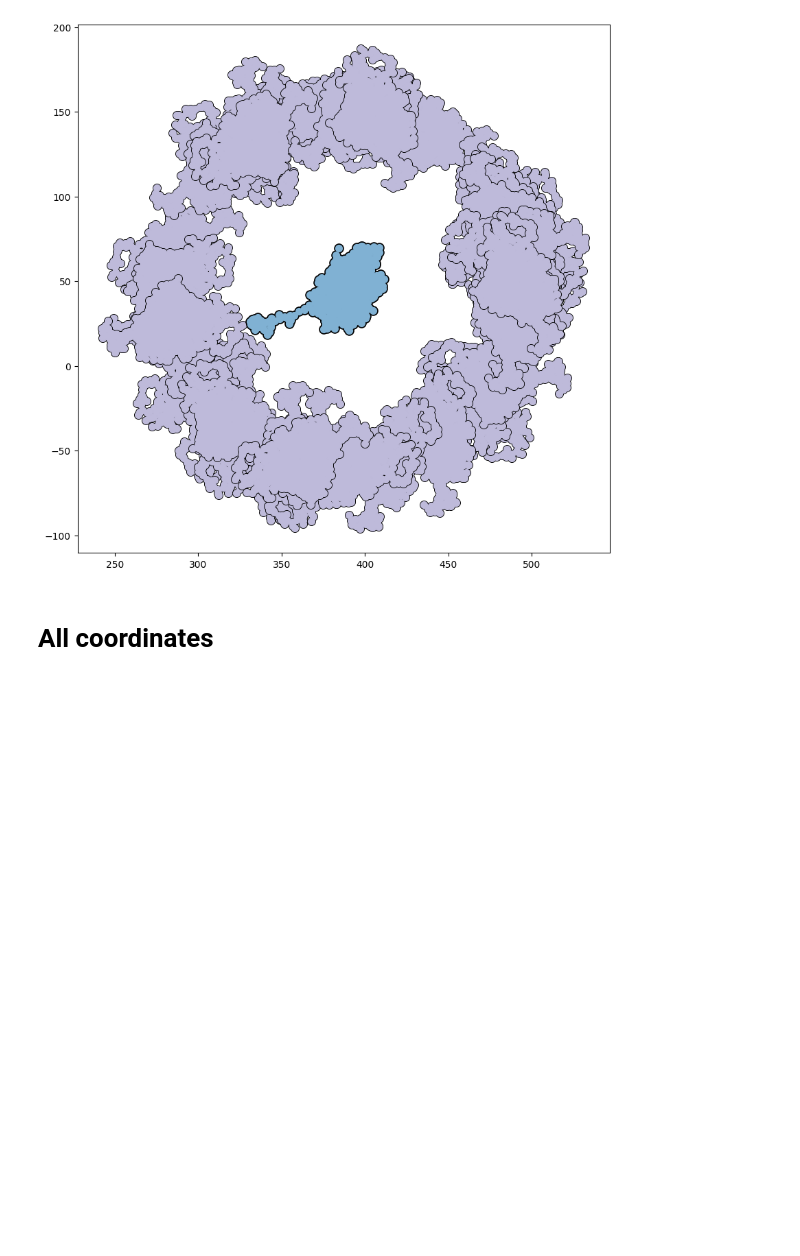
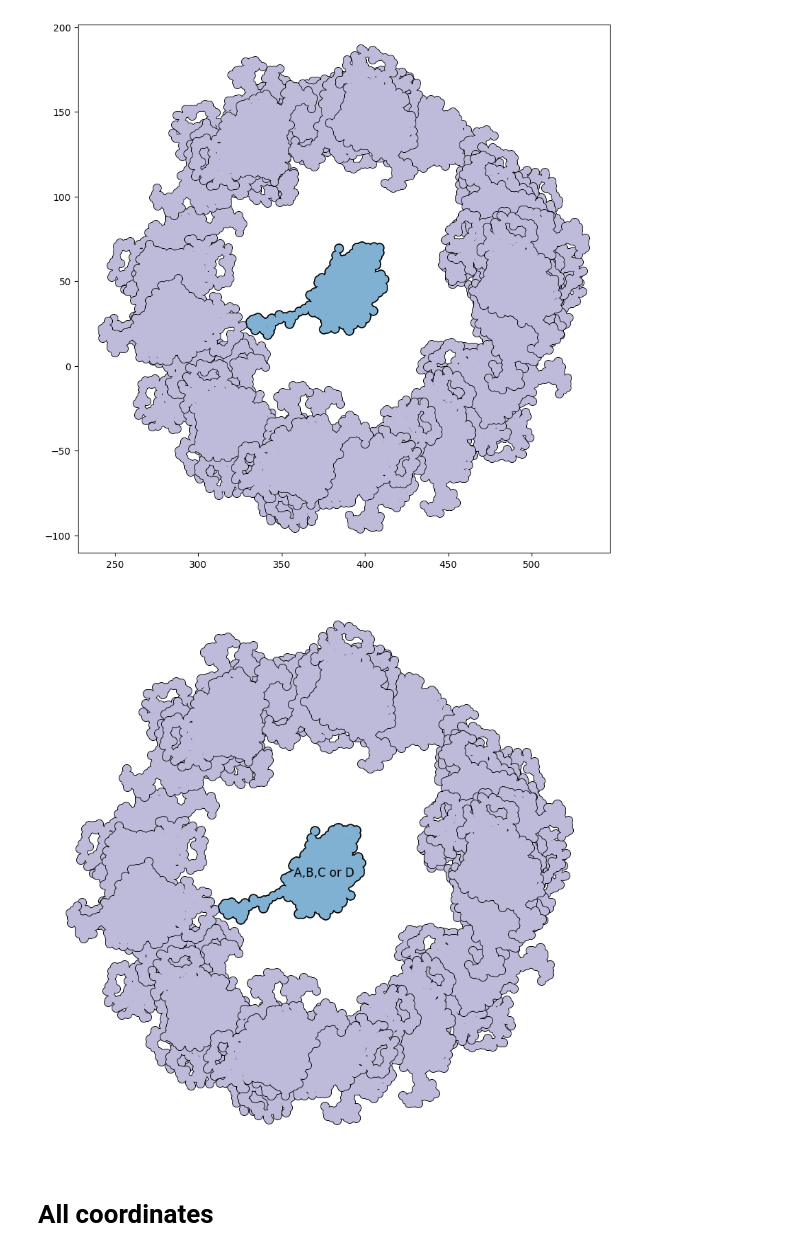
Before and after one commit to rubizarmiento/PsbS_Binding_Site, a Jupyter notebook: 5_psii/generate_inital_configurations.ipynb, the cells around one changed output. Drawn from its saved outputs; the diff is of its cells as text; code cells hidden in the pictures; blank space fills up the shorter version.

Commit message:
Separated dataset analysis

```diff
--- a/5_psii/generate_inital_configurations.ipynb
+++ b/5_psii/generate_inital_configurations.ipynb
@@ -96,6 +96,57 @@ ax.scatter(positions_chain[:, 0], positions_chain[:, 1], color=cmap(4), alpha=1,
 # %% [output]
 <matplotlib.collections.PathCollection at 0x...>
 [figure]
+# %%
+#Plot the coordinates
+fig, ax = plt.subplots(figsize=(10, 10))
+#ax.scatter(u0.atoms.positions[:, 0], u0.atoms.positions[:, 1], color='grey')
+
+#chains = ["4", "s", "r", "c"]
+chains = ["4"]
+cmap= plt.get_cmap("Set3")
+color0 = cmap(2)   # first color
+
+for i in range(len(chains)):
+    chain = chains[i]
+    for rot in range(1, rotations + 1):
+        for seed in seeds:
+            key = f"chain_{chain}_seed{seed}_{rot:04d}"
+            if key in dict_daft:
+
+                # Create a unique identifier for this configuration, exluce the first color
+
+                config_id = rot * len(seeds) + list(seeds).index(seed)
+                total_configs = rotations * len(seeds)
+
+                # Use a colormap to get colors
+                cmap = plt.colormaps['Set3']
+                config_color = cmap(config_id / total_configs)
+                positions = dict_daft[key].positions_psbs
+                ax.scatter(positions[:, 0], positions[:, 1], color='black', alpha=1,s=70)
+                ax.scatter(positions[:, 0], positions[:, 1], color=color0, alpha=1,s=50)
+                # Add label "A" at the center
+
+
+# Plot PsbS
+positions_chain = dict_daft[f"chain_{chains[0]}_seed{seeds[0]}_0001"].positions_chain
+ax.scatter(positions_chain[:, 0], positions_chain[:, 1], color='black', alpha=1, s=90, label='PsbS')
+ax.scatter(positions_chain[:, 0], positions_chain[:, 1], color=cmap(4), alpha=1, s=50, label='PsbS')
+center = np.mean(positions_chain, axis=0)[:2]
+ax.text(center[0], center[1], "  A,B,C or D", color='black', fontsize=12,
+                        ha='center', va='center', bbox=dict(boxstyle="round,pad=0.3", facecolor="white", alpha=0))
+
+# Hide thicks
+ax.set_xticks([])
+ax.set_yticks([])
+
+# Hide boarders
+for spine in ax.spines.values():
+    spine.set_visible(False)
+
+plt.savefig('/martini/rubiz/Github/PsbS_Binding_Site/4_pairs/analysis/figures/simplified/partners.png', transparent=True, bbox_inches='tight', dpi=600)
+plt.show()
+# %% [output]
+[figure, added]
 # %% [markdown]
 # All coordinates
 # %%
```
Also changed, not shown: parts of 7 cells of this notebook, 5 other files.
